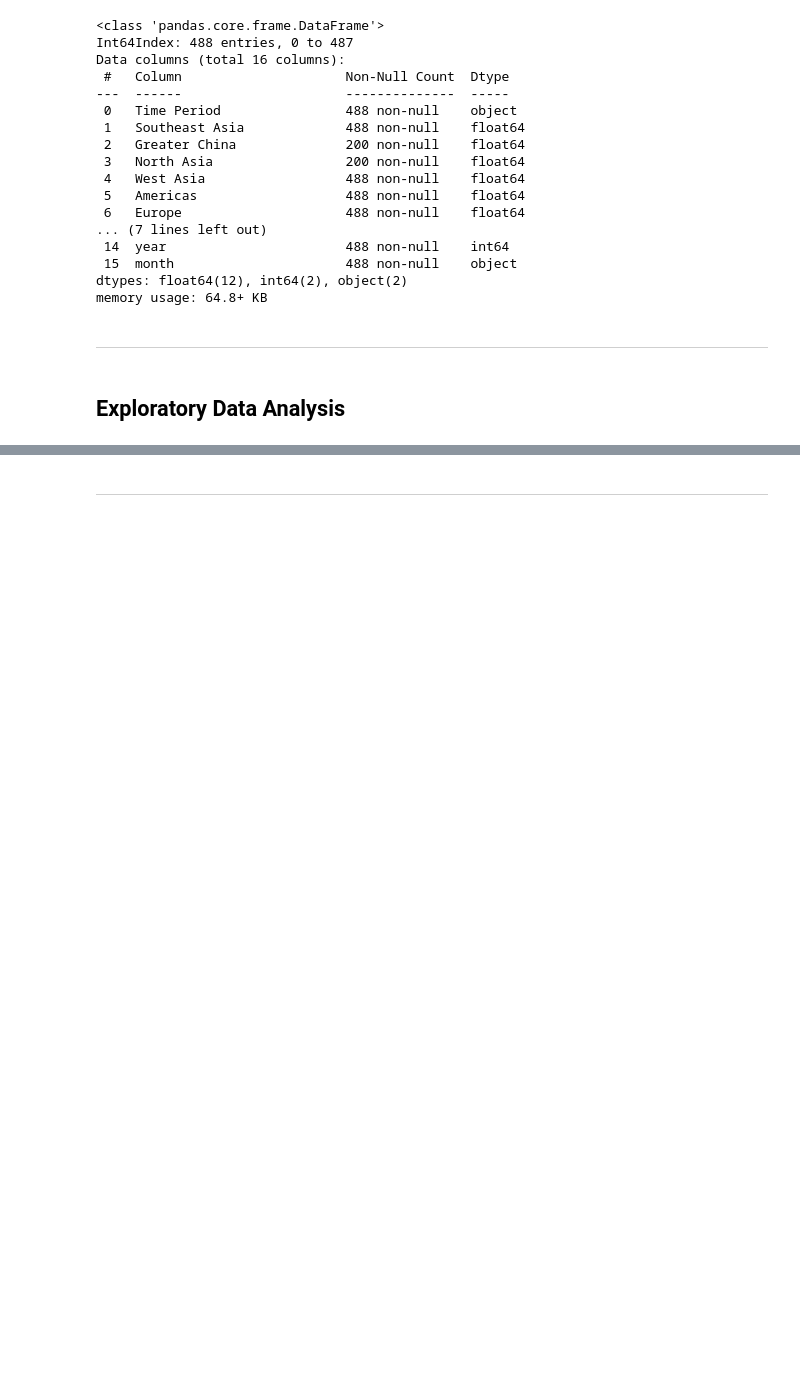
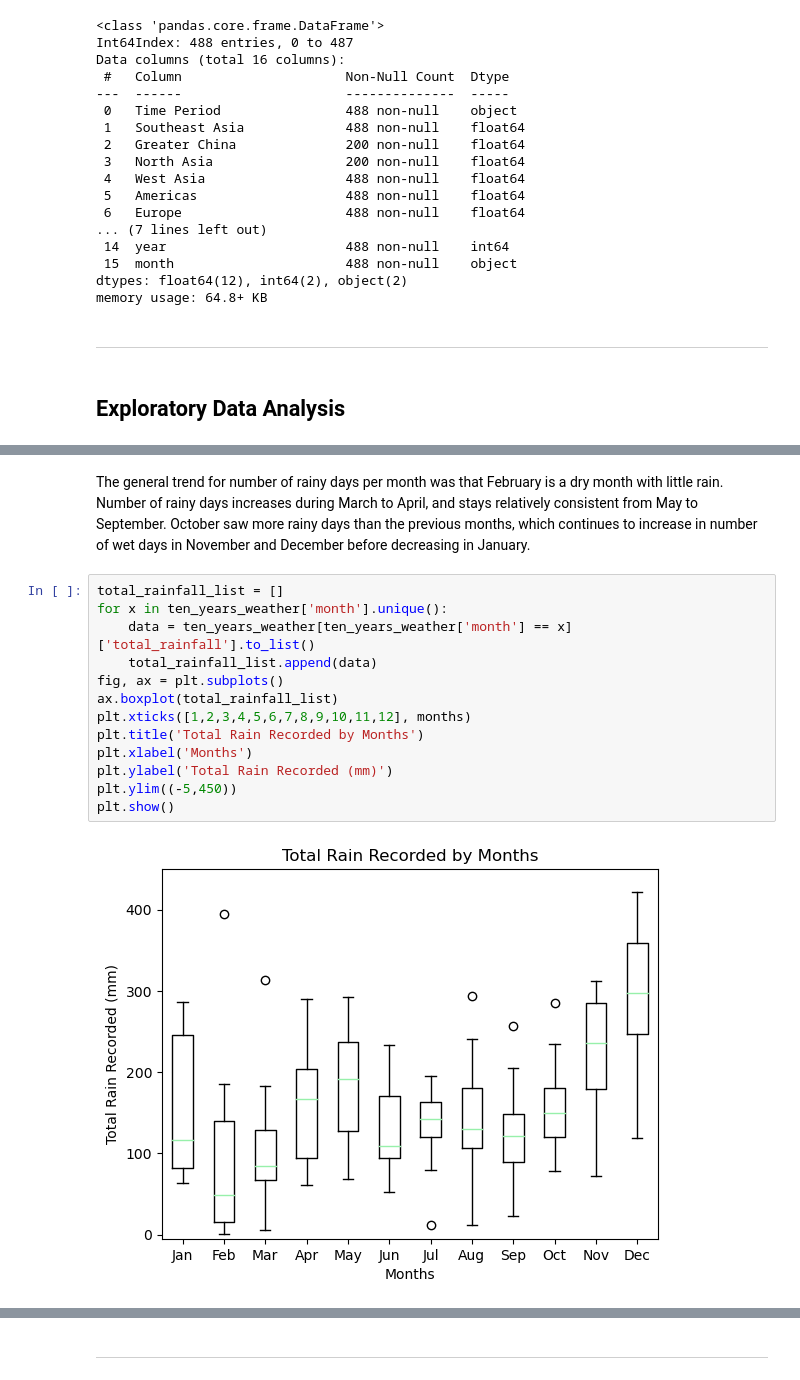
Before and after one commit to altheaxcvii/GA-Labs, a Jupyter notebook: Project 1/code/proj1code.ipynb, the cells around one changed output, grey strips where cells are left out. Drawn from its saved outputs; the diff is of its cells as text; blank space fills up the shorter version.

```diff
--- a/Project 1/code/proj1code.ipynb
+++ b/Project 1/code/proj1code.ipynb
@@ -132,0 +189,17 @@ memory usage: 64.8+ KB
+# %% [markdown]
+The general trend for number of rainy days per month was that February is a dry month with little rain. Number of rainy days increases during March to April, and stays relatively consistent from May to September. October saw more rainy days than the previous months, which continues to increase in number of wet days in November and December before decreasing in January.
+# %%
+total_rainfall_list = []
+for x in ten_years_weather['month'].unique():
+    data = ten_years_weather[ten_years_weather['month'] == x]['total_rainfall'].to_list()
+    total_rainfall_list.append(data)
+fig, ax = plt.subplots()
+ax.boxplot(total_rainfall_list)
+plt.xticks([1,2,3,4,5,6,7,8,9,10,11,12], months)
+plt.title('Total Rain Recorded by Months')
+plt.xlabel('Months')
+plt.ylabel('Total Rain Recorded (mm)')
+plt.ylim((-5,450))
+plt.show()
+# %% [output]
+[figure, added]
```
Also changed, not shown: parts of 19 cells of this notebook.
